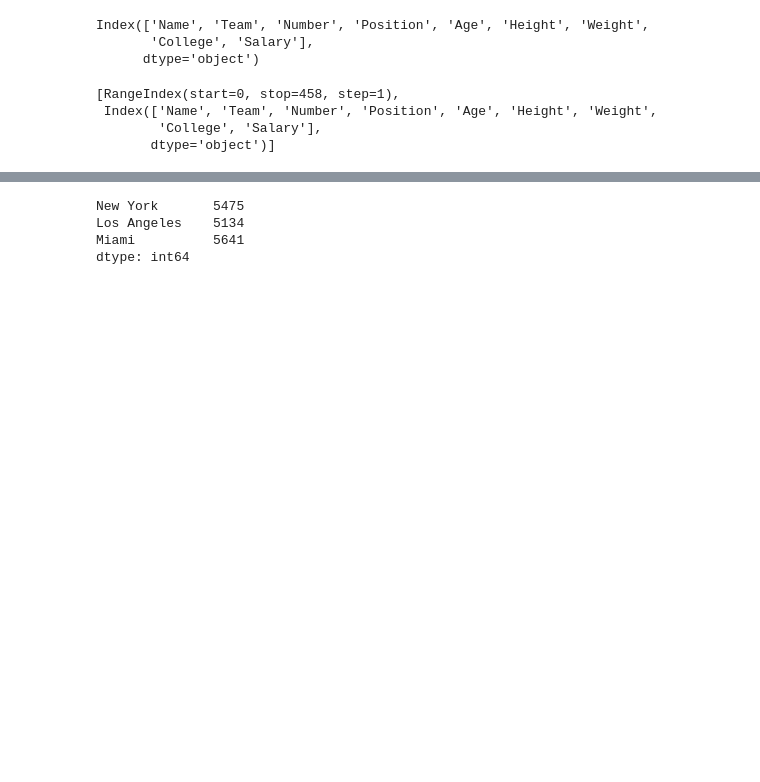
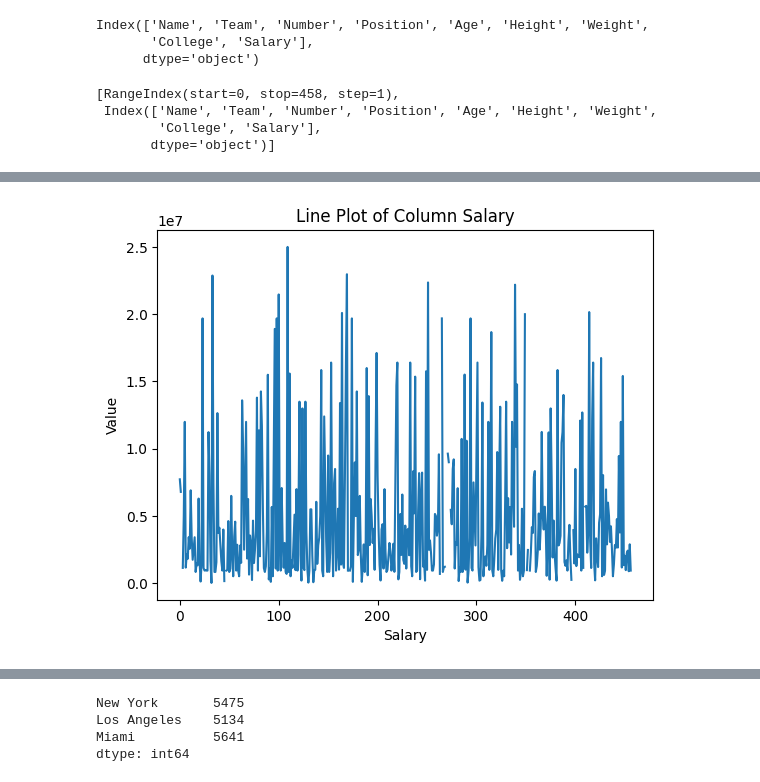
Before and after one commit to AIMLDirector/AITraining2026, a Jupyter notebook: NLPTraining/Data-Analysis-with-Pandas-and-Python/DataFrames 1.ipynb, the cells around one changed output, grey strips where cells are left out. Cells and saved outputs as stored; diff of their text form; code cells hidden in the pictures; blank space fills up the shorter version.

```diff
--- a/NLPTraining/Data-Analysis-with-Pandas-and-Python/DataFrames 1.ipynb
+++ b/NLPTraining/Data-Analysis-with-Pandas-and-Python/DataFrames 1.ipynb
@@ -1,8 +1,8 @@
 # %%
 import pandas as pd
 # %%
-nba = pd.read_csv("nba.csv")
-nba
+df  = pd.read_csv("nba.csv")
+df
 # %% [output]
 |  | Name | Team | Number | Position | Age | Height | Weight | College | Salary |
 | 0 | Avery Bradley | Boston Celtics | 0.0 | PG | 25.0 | 6-2 | 180.0 | Texas | 7730337.0 |
@@ -89,0 +122,9 @@ dtype: int64
+# %%
+import matplotlib.pyplot as plt
+df['Salary'].plot(kind='line')
+plt.title("Line Plot of Column Salary")
+plt.xlabel("Salary")
+plt.ylabel("Value")
+plt.show()
+# %% [output]
+[figure, added]
```
Also changed, not shown: parts of 16 cells of this notebook, 11 other files.
